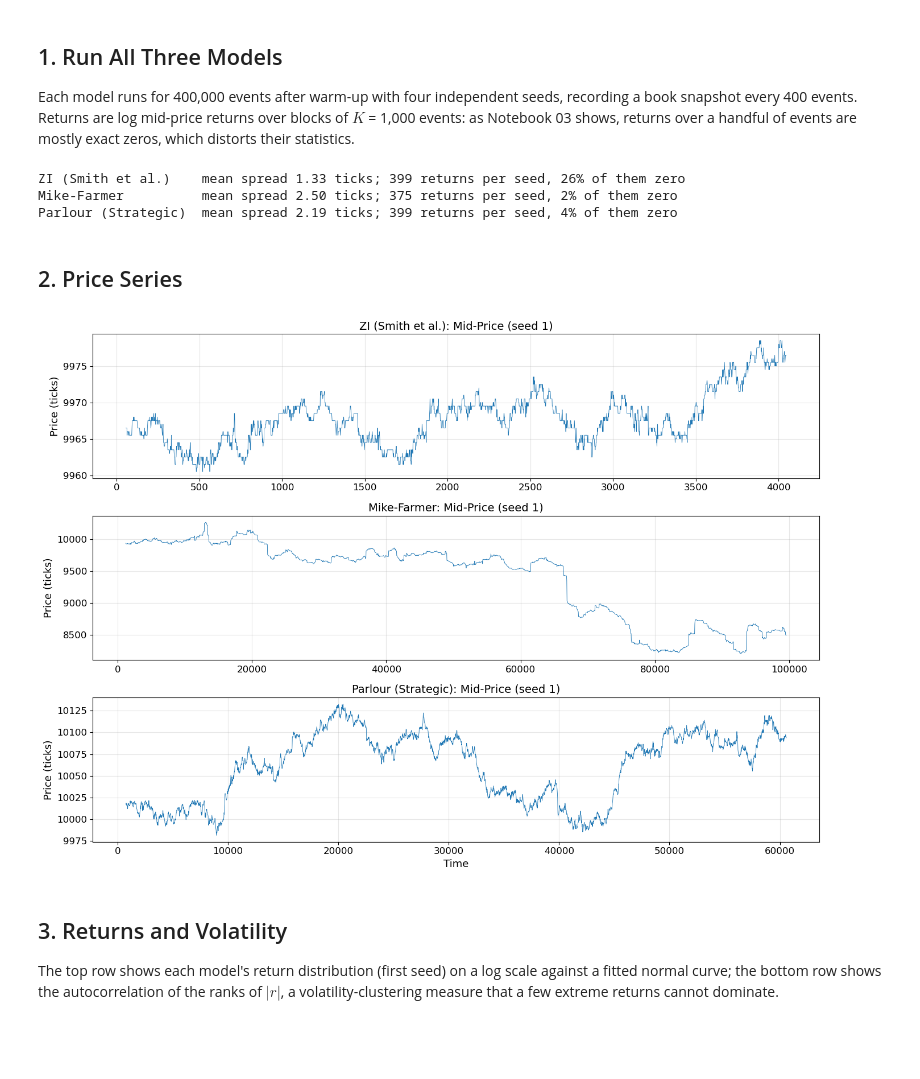
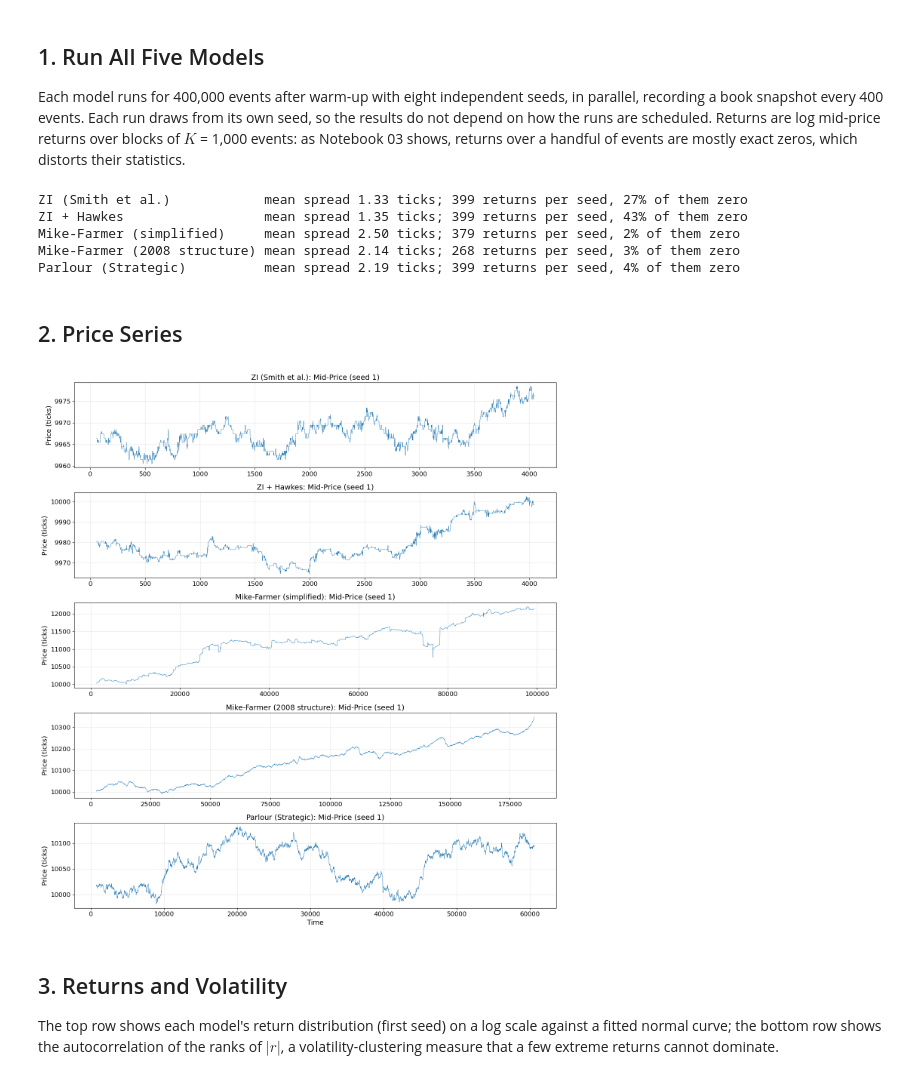
Before and after one commit to mengrenman/quant-trading-lab, a Jupyter notebook: notebooks/05_agent_based_models.ipynb, the cells around one changed output. Saved outputs shown, nothing was run; the diff lists cells and outputs as text; code cells hidden in the pictures; blank space fills up the shorter version.

```diff
--- a/notebooks/05_agent_based_models.ipynb
+++ b/notebooks/05_agent_based_models.ipynb
@@ -10,19 +12,23 @@ This notebook compares three models of increasing sophistication:
 
 and measures which stylized facts each one reproduces. Every entry in the scorecard is computed from the simulations, using the criteria stated in Section 4.
 # %%
+import os
 import sys
+import warnings
 sys.path.insert(0, '..')
 
 import numpy as np
 import pandas as pd
 import matplotlib.pyplot as plt
 from scipy import stats
+from joblib import Parallel, delayed
 
 from lob.book import OrderBook
 from lob.order import Side, limit_order, reset_order_id_counter
 from lob.simulation import Simulation, SimulationConfig
 from lob.models.zero_intelligence import SmithFarmerModel
-from lob.models.mike_farmer import MikeFarmerModel
+from lob.models.hawkes import HawkesZIModel
+from lob.models.mike_farmer import MikeFarmer2008Model, MikeFarmerModel
 from lob.models.strategic import ParlourModel
 from lob.metrics import event_time_returns, mean_virtual_impact
 from lob.analysis.stylized_facts import (
@@ -34,22 +40,32 @@ from lob.analysis.plotting import set_style, plot_return_distribution, plot_acf
 set_style()
 pd.set_option('display.max_colwidth', None)
 
+ZI_PARAMS = dict(mu=1.0, lam=0.5, delta=0.1, price_range=50, initial_mid=10000)
 MODELS = {
-    'ZI (Smith et al.)': lambda: SmithFarmerModel(
-        mu=1.0, lam=0.5, delta=0.1, price_range=50, initial_mid=10000),
-    'Mike-Farmer': lambda: MikeFarmerModel(
+    'ZI (Smith et al.)': lambda: SmithFarmerModel(**ZI_PARAMS),
+    'ZI + Hawkes': lambda: HawkesZIModel(branching=0.8, decay=0.5, **ZI_PARAMS),
+    'Mike-Farmer (simplified)': lambda: MikeFarmerModel(
         mu=1.0, lam=2.0, delta=0.05, alpha_price=1.5, hurst=0.7,
         initial_mid=10000, size_mean=0.5, size_sigma=0.3),
+    'Mike-Farmer (2008 structure)': lambda: MikeFarmer2008Model(initial_mid=10000),
     'Parlour (Strategic)': lambda: ParlourModel(
         arrival_rate=5.0, delta=0.05, spread_threshold=5, depth_threshold=10, initial_mid=10000),
 }
-SEEDS = [1, 2, 3, 4]
+SEEDS = list(range(1, 9))
 N_EVENTS = 400_000
 K = 1_000  # events per return interval
+
+# Seeds run in parallel worker processes. joblib's workers can run functions and
+# classes defined in a notebook, which the standard library cannot on macOS.
+N_JOBS = min(8, os.cpu_count() or 1)
+# joblib restarts a worker whose memory has grown by 300 MB since its first task
+# (each run allocates a few hundred MB that Python keeps for reuse) and warns when
+# it does; no work is lost.
+warnings.filterwarnings("ignore", message="A worker stopped while some jobs were given to the executor")
 # %% [markdown]
-## 1. Run All Three Models
+## 1. Run All Five Models
 
-Each model runs for 400,000 events after warm-up with four independent seeds, recording a book snapshot every 400 events. Returns are log mid-price returns over blocks of $K$ = 1,000 events: as Notebook 03 shows, returns over a handful of events are mostly exact zeros, which distorts their statistics.
+Each model runs for 400,000 events after warm-up with eight independent seeds, in parallel, recording a book snapshot every 400 events. Each run draws from its own seed, so the results do not depend on how the runs are scheduled. Returns are log mid-price returns over blocks of $K$ = 1,000 events: as Notebook 03 shows, returns over a handful of events are mostly exact zeros, which distorts their statistics.
 # %%
 def measure(make_model, seed):
     """Run one model with one seed and compute every statistic used below."""
@@ -62,13 +78,14 @@ def measure(make_model, seed):
 
     returns = event_time_returns(valid['mid_price'], K)
     signs = np.where(df.loc[df['event_type'] != 'cancel', 'side'] == 'bid', 1.0, -1.0)
-    trades = df[(df['event_type'] == 'market') & (df['n_fills'] > 0)]
-    trade_prices = np.array([prices[-1] for prices in trades['fill_prices']], dtype=float)
+    # The price of each aggressive order's last fill, from the per-fill trade log.
+    trade_prices = sim.trades.groupby('taker_order_id', sort=False)['price'].last().to_numpy(dtype=float)
     _, bid_depth, ask_depth = mean_depth_profile(sim.snapshots, n_ticks=20)
     impact_sizes, impact = mean_virtual_impact(sim.snapshots, np.arange(1, 61))
+    step = max(1, len(valid) // 3000)
 
     return {
-        'df': df if seed == SEEDS[0] else None,  # keep one event log for plots
+        'price_path': (valid['time'].to_numpy()[::step], valid['mid_price'].to_numpy()[::step]),
         'returns': returns,
         'mean_spread': valid['spread'].mean(),
         'kurtosis': stats.kurtosis(returns),
@@ -82,30 +99,33 @@ def measure(make_model, seed):
     }
 
 
-results = {name: [measure(make, seed) for seed in SEEDS] for name, make in MODELS.items()}
+tasks = [(name, seed) for name in MODELS for seed in SEEDS]
+runs = Parallel(n_jobs=N_JOBS)(delayed(measure)(MODELS[name], seed) for name, seed in tasks)
+results = {name: [run for (n, _), run in zip(tasks, runs, strict=True) if n == name] for name in MODELS}
 
 for name, runs in results.items():
-    print(f"{name:20s} mean spread {np.mean([r['mean_spread'] for r in runs]):.2f} ticks; "
+    print(f"{name:28s} mean spread {np.mean([r['mean_spread'] for r in runs]):.2f} ticks; "
           f"{len(runs[0]['returns'])} returns per seed, {np.mean([r['zero_returns'] for r in runs]):.0%} of them zero")
 # %% [output]
-ZI (Smith et al.)    mean spread 1.33 ticks; 399 returns per seed, 26% of them zero
-Mike-Farmer          mean spread 2.50 ticks; 375 returns per seed, 2% of them zero
-Parlour (Strategic)  mean spread 2.19 ticks; 399 returns per seed, 4% of them zero
+ZI (Smith et al.)            mean spread 1.33 ticks; 399 returns per seed, 27% of them zero
+ZI + Hawkes                  mean spread 1.35 ticks; 399 returns per seed, 43% of them zero
+Mike-Farmer (simplified)     mean spread 2.50 ticks; 379 returns per seed, 2% of them zero
+Mike-Farmer (2008 structure) mean spread 2.14 ticks; 268 returns per seed, 3% of them zero
+Parlour (Strategic)          mean spread 2.19 ticks; 399 returns per seed, 4% of them zero
 # %% [markdown]
 ## 2. Price Series
 # %%
-fig, axes = plt.subplots(3, 1, figsize=(14, 10))
+fig, axes = plt.subplots(len(MODELS), 1, figsize=(14, 3 * len(MODELS)))
 for ax, (name, runs) in zip(axes, results.items(), strict=True):
-    v = runs[0]['df'].dropna(subset=['mid_price'])
-    step = max(1, len(v) // 3000)
-    ax.plot(v['time'].values[::step], v['mid_price'].values[::step], linewidth=0.6)
+    times, mids = runs[0]['price_path']
+    ax.plot(times, mids, linewidth=0.6)
     ax.set_title(f'{name}: Mid-Price (seed {SEEDS[0]})')
     ax.set_ylabel('Price (ticks)')
 axes[-1].set_xlabel('Time')
 plt.tight_layout()
 plt.show()
 # %% [output]
-[figure, old version]
+[figure, new version]
 # %% [markdown]
 ## 3. Returns and Volatility
 
```
Also changed, not shown: parts of 6 cells of this notebook, 2 other files.
